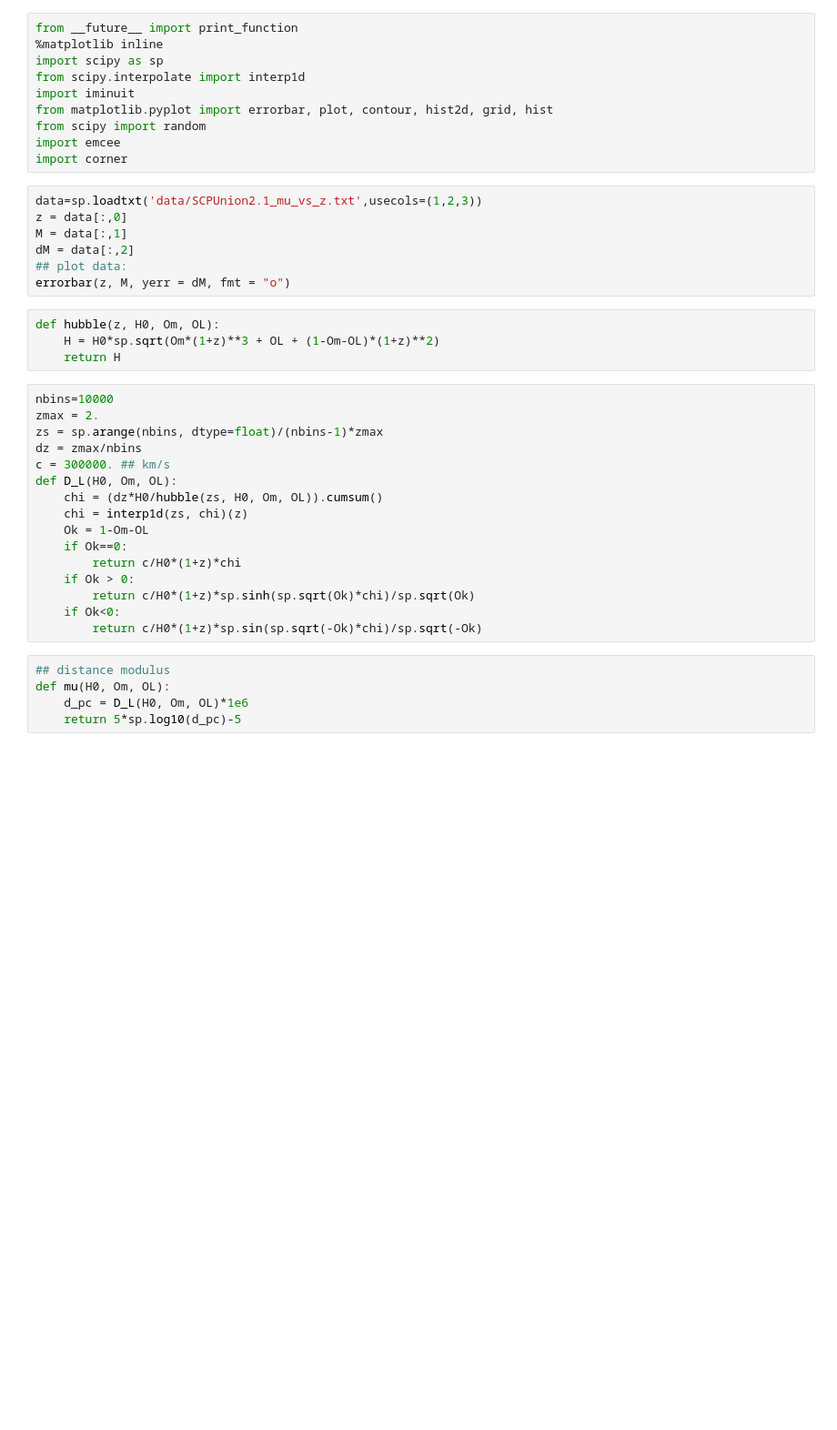
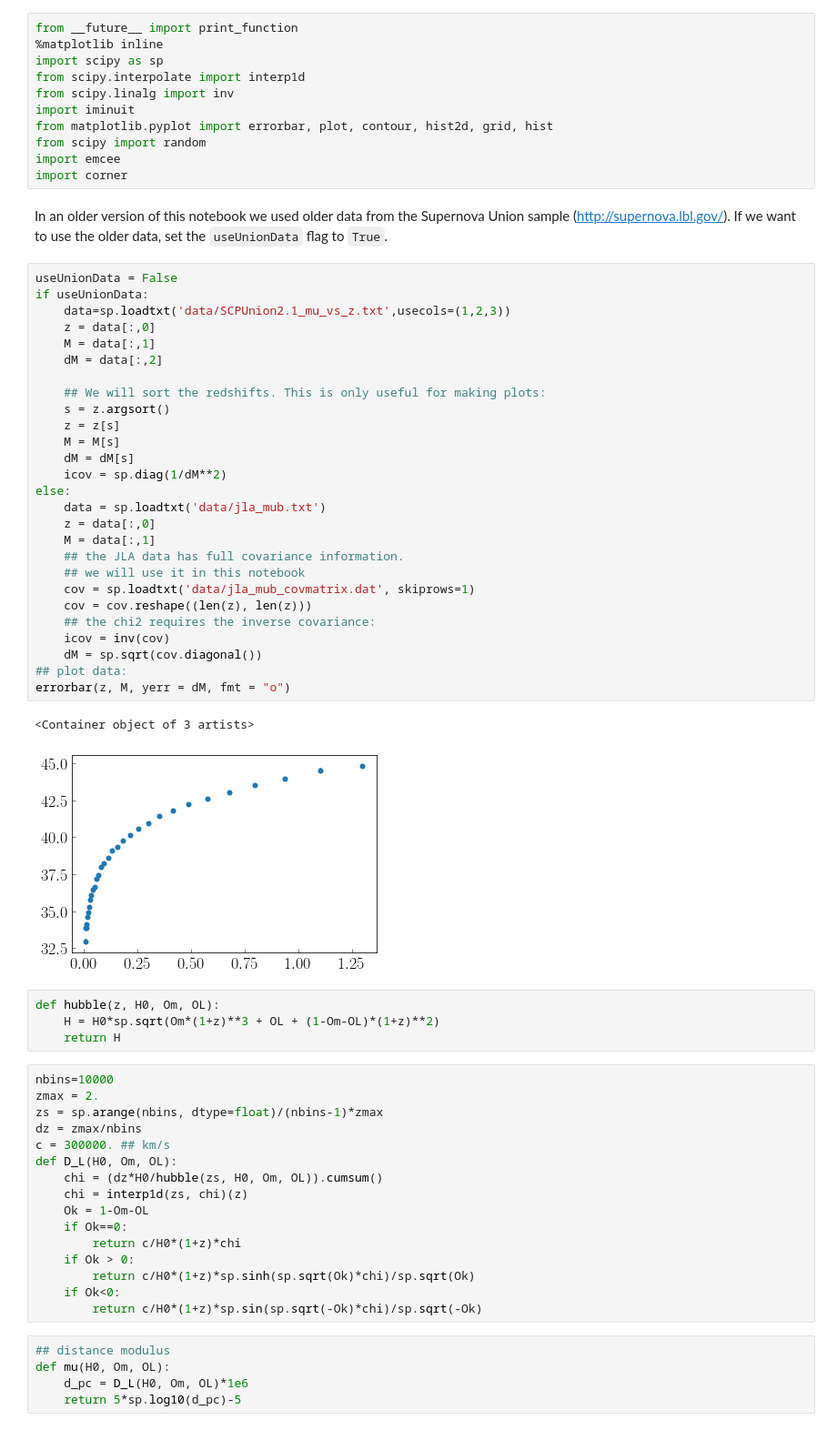
Before and after one commit to ngbusca/notebooks, a Jupyter notebook: CosmoAdv/SN fits.ipynb, the cells around one changed output. Shown at 91% size. Saved outputs shown, nothing was run; the diff lists cells and outputs as text; blank space fills up the shorter version.

Commit message:
Added JLA data and options to fit either JLA or Union

```diff
--- a/CosmoAdv/SN fits.ipynb
+++ b/CosmoAdv/SN fits.ipynb
@@ -3,18 +9,44 @@ from __future__ import print_function
 %matplotlib inline
 import scipy as sp
 from scipy.interpolate import interp1d
+from scipy.linalg import inv
 import iminuit
 from matplotlib.pyplot import errorbar, plot, contour, hist2d, grid, hist
 from scipy import random
 import emcee
 import corner
-# %%
-data=sp.loadtxt('data/SCPUnion2.1_mu_vs_z.txt',usecols=(1,2,3))
-z = data[:,0]
-M = data[:,1]
-dM = data[:,2]
-## plot data:
-errorbar(z, M, yerr = dM, fmt = "o")
+# %% [markdown]
+In an older version of this notebook we used older data from the Supernova Union sample (http://supernova.lbl.gov/). If we want to use the older data, set the `useUnionData` flag to `True`.
+# %%
+useUnionData = False
+if useUnionData:
+    data=sp.loadtxt('data/SCPUnion2.1_mu_vs_z.txt',usecols=(1,2,3))
+    z = data[:,0]
+    M = data[:,1]
+    dM = data[:,2]
+
+    ## We will sort the redshifts. This is only useful for making plots:
+    s = z.argsort()
+    z = z[s]
+    M = M[s]
+    dM = dM[s]
+    icov = sp.diag(1/dM**2)
+else:
+    data = sp.loadtxt('data/jla_mub.txt')
+    z = data[:,0]
+    M = data[:,1]
+    ## the JLA data has full covariance information.
+    ## we will use it in this notebook
+    cov = sp.loadtxt('data/jla_mub_covmatrix.dat', skiprows=1)
+    cov = cov.reshape((len(z), len(z)))
+    ## the chi2 requires the inverse covariance:
+    icov = inv(cov)
+    dM = sp.sqrt(cov.diagonal())
+## plot data:
+errorbar(z, M, yerr = dM, fmt = "o")
+# %% [output]
+<Container object of 3 artists>
+[figure, added]
 # %%
 def hubble(z, H0, Om, OL):
     H = H0*sp.sqrt(Om*(1+z)**3 + OL + (1-Om-OL)*(1+z)**2)
```
Also changed, not shown: parts of 15 cells of this notebook, 2 other files.
